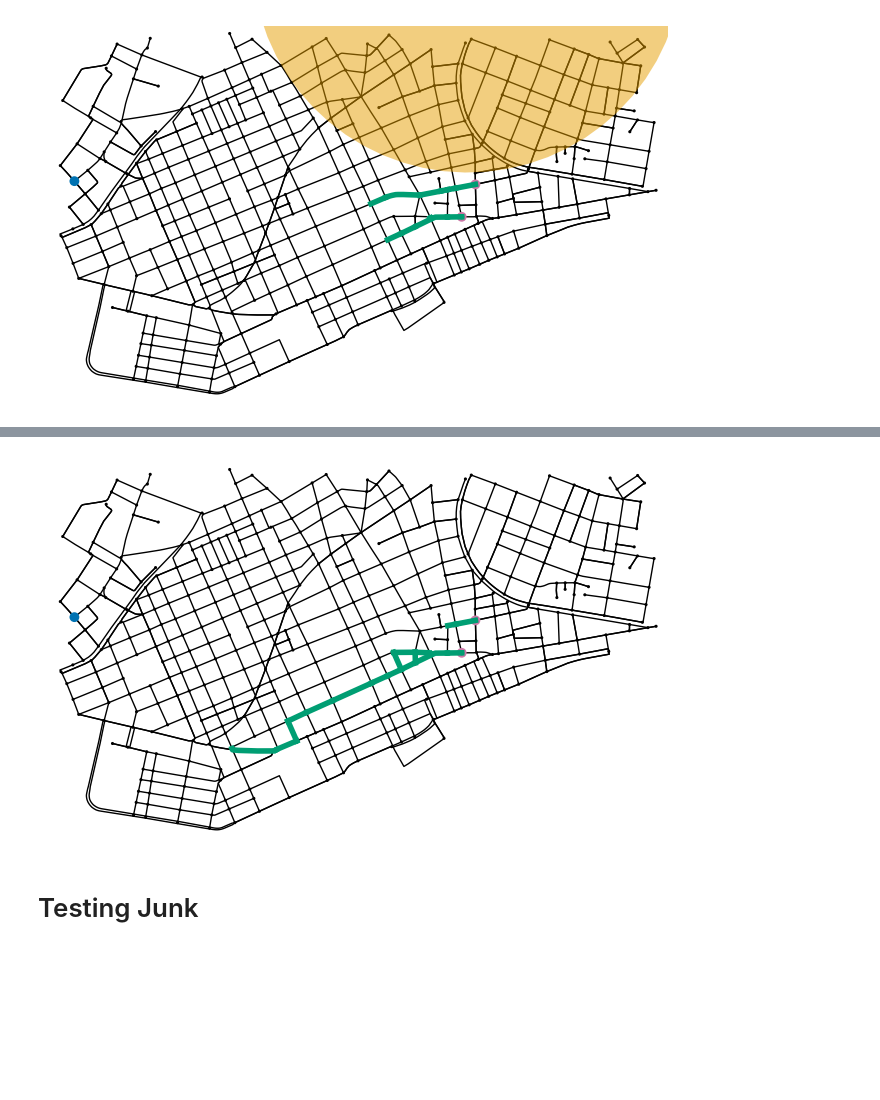
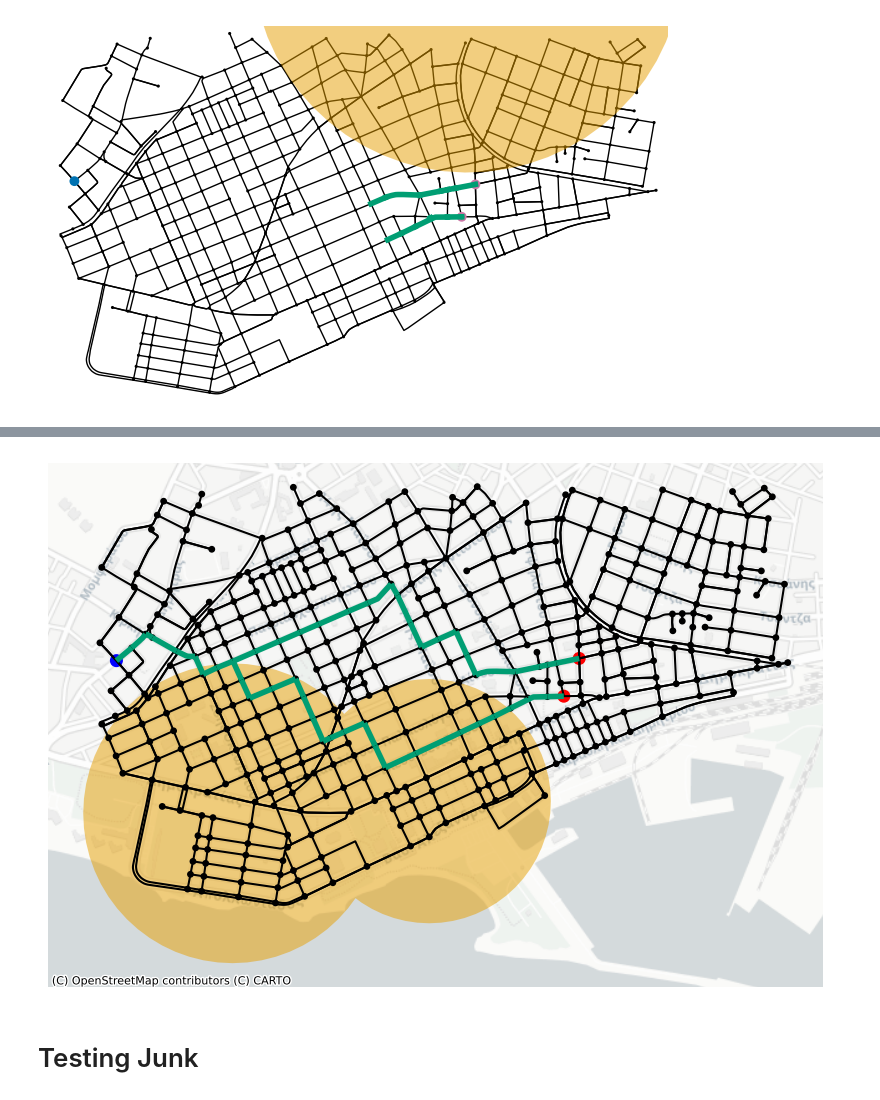
Before and after one commit to DillWithIt77/Fire_Evac_F22, a Jupyter notebook: Real-world Testing.ipynb, the cells around one changed output, grey strips where cells are left out. Cells and saved outputs as stored; diff of their text form; code cells hidden in the pictures; blank space fills up the shorter version.

Commit message:
plots for paper finished

```diff
--- a/Real-world Testing.ipynb
+++ b/Real-world Testing.ipynb
@@ -1240,9 +1304,10 @@ location_3 = ox.geocode_to_gdf("Alexandroupolis Greece")
 # sup_dem_nodes_3 = [(20,40),(30,40),(95,-30),(50,-50)]
 sup_dem_nodes_3 = [(20,10),(30,40),(50,-50)]
 G_3 = construct_orig_graph(location_3,sup_dem_nodes_3)
-fire_origin_radii_3 = [(40.855034,25.879306,0.4)]
+fire_origin_radii_3 = [(40.844116,25.867765,0.04)]
+# fire_origin_radii_3 = [(40.855034,25.879306,0.4)]
 
-num_time_ints_3, max_flow_3, flow_dict_3, ten_s_t_flow_3, ten_s_t_3, rmvd_nodes_mat_3, edge_dist_mat_3, fire_poly_mat_3 = det_num_int(G_3, 40, fire_origin_radii_3, step_size = 10)
+num_time_ints_3, max_flow_3, flow_dict_3, ten_s_t_flow_3, ten_s_t_3, rmvd_nodes_mat_3, edge_dist_mat_3, fire_poly_mat_3 = det_num_int(G_3, 40, fire_origin_radii_3)
 print('Number of Time Intervals:',num_time_ints_3)
 print('Flow Value:', max_flow_3)
 # %% [output]
@@ -1268,11 +1333,13 @@ Number of Time Intervals: 40
 Flow Value: 50.0
 # %%
-time_ints_3 = [5,25]
-fire_times_3 = [15,35]
+time_ints_3 = [5,15]
+fire_times_3 = [10,25]
 # fire_origin_radii_update = [(40.221419,-105.262290,0.07),(40.219219,-105.261825,0.11),(40.218818,-105.259078,0.09)]
-fires = [[(40.855034,25.879306,0.5)],[(40.855034,25.879306,0.55),(40.850452,25.867658,0.2)]]
-nodes_mat = rmvd_nodes_mat_3
-edges_mat = edge_dist_mat_3
+# fires = [[(40.855034,25.879306,0.45)],[(40.855034,25.879306,0.5),(40.850452,25.867658,0.1)]]
+fires = [[(40.844116,25.867765,0.08)],[(40.844116,25.867765,0.12),(40.844433,25.874551,0.07)]]
+nodes_mat = rmvd_nodes_mat_3.copy()
+edges_mat = edge_dist_mat_3.copy()
+fire_mat = fire_poly_mat_3.copy()
 orig_net = ten_s_t_3.copy()
 flow = flow_dict_3.copy()
 for i in range(len(time_ints_3)):
@@ -1280,7 +1347,7 @@ for i in range(len(time_ints_3)):
     fire_time_int_3 = fire_times_3[i]
     fire_origin_radii_update_3 = fires[i]
     part_ten_s_t_3, rmvd_nodes_mat_update_3, edge_dist_mat_update_3, fire_mat_poly_update_3, flow_dict_part_3, flow_value_part_3 = evac_update(orig_net,
-                                                                                          G_3, nodes_mat, edges_mat,
+                                                                                          G_3, nodes_mat, edges_mat, fire_mat,
                                                                                           time_int_update_3, fire_time_int_3, num_time_ints_3,
                                                                                           fire_origin_radii_update_3, flow)
 
@@ -1295,5 +1362,6 @@ for i in range(len(time_ints_3)):
     orig_net = merged_tens_3.copy()
     nodes_mat = rmvd_nodes_mat_update_3.copy()
     edges_mat = edge_dist_mat_update_3.copy()
+    fire_mat = fire_mat_poly_update_3.copy()
 colored_max_flow_ten_merg_3 = color_max_flow(orig_net.copy(),flow)
 # %% [output]
@@ -1414,37 +1476,65 @@ plt.show()
 # %%
-end_time_int_3 = 39
-orig_nodes_len_3 =len(G_3.nodes)
-flow_edges_3 = [(x[0],x[1]) for x in colored_max_flow_ten_merg_3.edges(data = True) if colored_max_flow_ten_merg_3[x[0]][x[1]]['color'] == (1,0,0)]
-flow_edges_3.sort(key=lambda tup: tup[0])
+end_time_int = 30
+orig_graph = G_3
 
-orig_flow_edges_3 = flow_at_time_int(colored_max_flow_ten_merg_3, flow_edges_3, G_3, end_time_int_3)
+##### for orignal evac plan plots
+# fire = fire_poly_mat_3
+# flow_graph = ten_s_t_flow_3
 
-flow_colors_3 = ['#009E73' if (x,y) in orig_flow_edges_3 else 'black' for x,y,z in G_3.edges(data=True)]
-sup_dem_colors_3 = ['#0072B2' if y['sup_dem'] < 0 else '#CC79A7' if y['sup_dem'] > 0 else 'black' for x,y in G_3.nodes(data=True)]
-size_3 = [50 if y['sup_dem'] != 0 else 5 for x,y in G_3.nodes(data=True)]
+##### for updated evac plan plots
+fire = fire_mat_poly_update_3
+flow_graph = colored_max_flow_ten_merg_3
 
-fig_3, ax_3 = ox.plot_graph(G_3, edge_color = 'black', node_color = sup_dem_colors_3, edge_linewidth = 1, node_size = size_3, show = False, close = False)
-
-for i, (u, v, d) in enumerate(G_3.edges(data=True)):
-    if (u,v) in orig_flow_edges_3:
-        ox.plot_graph_route(G_3, (u, v), route_color=flow_colors_3[i], route_linewidth = 4, orig_dest_size = 15, ax=ax_3, route_alpha = 1, show=False,close=False)
-
-# if fire_mat_poly_update_3[end_time_int_3].geom_type == 'Polygon':
-#     x,y = fire_mat_poly_update_3[end_time_int_3].exterior.xy
-#     ax_3.fill(x,y,'#E69F00', alpha = 0.5)
-# else:
-#     for geom in fire_mat_poly_update_3[end_time_int_3].geoms:
-#         xs, ys = geom.exterior.xy
-#         ax_3.fill(xs, ys, alpha=0.5, fc='#E69F00', ec='none')
+####get data for plotting
+orig_nodes_len =len(orig_graph.nodes)
+flow_edges = [(x[0],x[1]) for x in flow_graph.edges(data = True) if flow_graph[x[0]][x[1]]['color'] == (1,0,0)]
+flow_edges.sort(key=lambda tup: tup[0])
+orig_flow_edges = flow_at_time_int(flow_graph, flow_edges, orig_graph, end_time_int+1)
+# flow_colors = ['#009E73' if (x,y) in orig_flow_edges else 'black' for x,y,z in G.edges(data=True)]
+#pink '#0072B2'
+#light blue '#CC79A7'
+sup_dem_colors=['blue' if y['sup_dem'] < 0 else 'red' if y['sup_dem'] > 0 else 'black' for x,y in orig_graph.nodes(data=True)]
+size =[ 70 if y['sup_dem'] != 0 else 15 for x,y in orig_graph.nodes(data=True)]
 
 
-ax_3.set_facecolor('white')
+####transform orignal graph data for plotting purposes
+gdf_nodes = ox.utils_graph.graph_to_gdfs(orig_graph, nodes=True, edges=False, node_geometry=True, fill_edge_geometry=True)
+orig_crs = gdf_nodes.crs
+gwm_nodes = gdf_nodes.to_crs(epsg=3857)
+gdf_edges = ox.utils_graph.graph_to_gdfs(orig_graph, nodes=False, edges=True, node_geometry=True, fill_edge_geometry=True)
+gwm_edges = gdf_edges.to_crs(epsg=3857)
+
+####plot everything
+ax = gwm_edges.plot(figsize=(10, 10), alpha=1, edgecolor = 'k')
+
+for edge in orig_flow_edges:
+    gdf_selected_edge = gwm_edges[gwm_edges.index.isin([edge])]
+    gdf_selected_edge.plot(ax=ax, color='#009E73', linewidth=4)
+
+if fire[end_time_int].geom_type == 'Polygon':
+    ext = gpd.GeoSeries(fire[end_time_int])
+    ext.crs = orig_crs
+    gdf = gpd.GeoDataFrame(geometry=ext).to_crs(epsg=3857)
+    x,y = Polygon(gdf['geometry'].iloc[0]).exterior.xy
+    ax.fill(x,y,'#E69F00', alpha = 0.5)
+else:
+    for geom in fire[end_time_int].geoms:
+        ext = gpd.GeoSeries(geom)
+        ext.crs = orig_crs
+        gdf = gpd.GeoDataFrame(geometry=ext).to_crs(epsg=3857)
+        xs, ys = Polygon(gdf['geometry'].iloc[0]).exterior.xy
+        ax.fill(xs, ys, alpha=0.5, fc='#E69F00', ec='none')
 
 
-# plt.savefig('lyons_orig_time_int_7.png')
+gwm_nodes.plot(figsize=(10, 10), alpha=1, color = [sup_dem_colors[node] for node in gwm_nodes.index],
+               markersize = [size[node] for node in gwm_nodes.index] ,ax=ax)
+cx.add_basemap(ax, source = cx.providers.CartoDB.Positron)
+
+ax.axis('off')
+# plt.savefig('greece_updated_plan.png')
 plt.show()
 # %% [output]
-[figure, old version]
+[figure, new version]
 # %% [markdown]
 # Testing Junk
 # %% [markdown]
```
Also changed, not shown: parts of 28 cells of this notebook, 7 other files.
